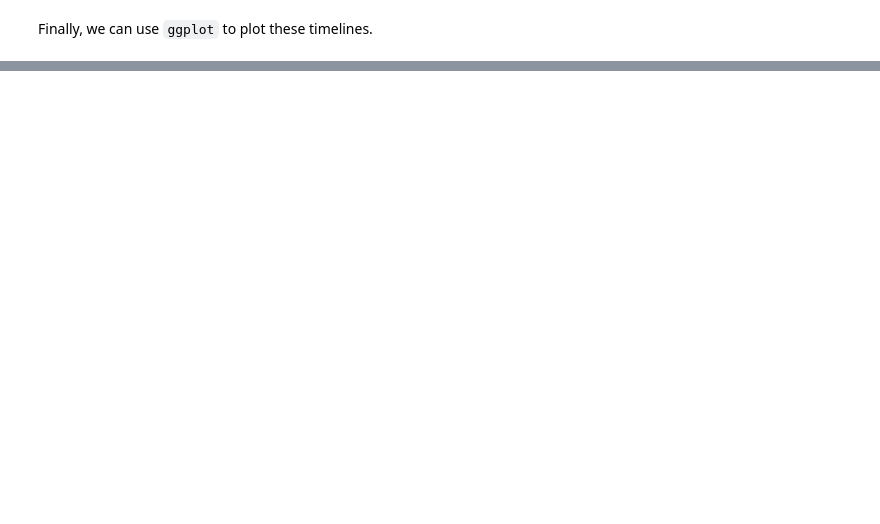
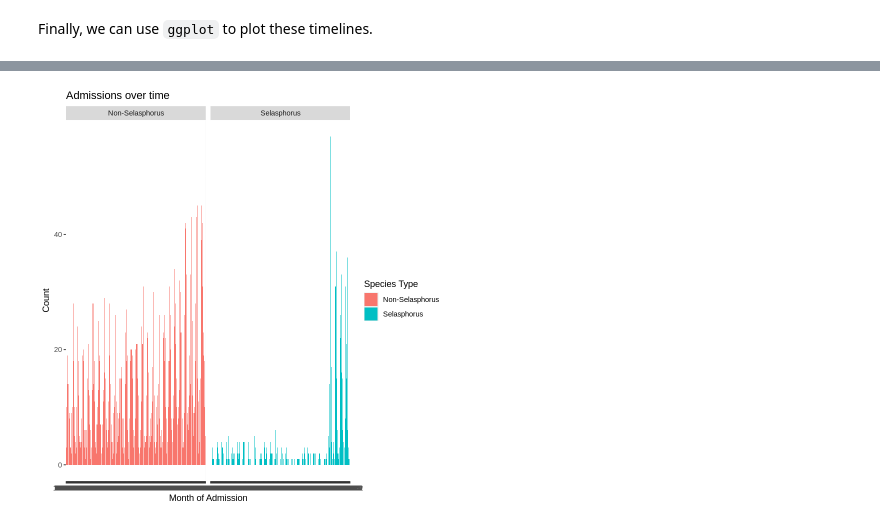
Before and after one commit to howellery/MPM_200_Howell, a Jupyter notebook: MPM200_Session5_HW_EHowell.ipynb, the cells around one changed output, grey strips where cells are left out. Cells and saved outputs as stored; diff of their text form; code cells hidden in the pictures; blank space fills up the shorter version.

```diff
--- a/MPM200_Session5_HW_EHowell.ipynb
+++ b/MPM200_Session5_HW_EHowell.ipynb
@@ -432,0 +449,13 @@ p_month
+# %%
+# Modify Code for Visualization: differentiate between species groups
+
+# Plot admissions by month
+p_month2 = ggplot(admissions_by_month, aes(x = Admitted_month, y = count, fill = Species_group)) +
+  geom_bar(stat = "identity", position = "dodge") + facet_grid(. ~ Species_group)+
+  xlab("Month of Admission") +
+  ylab("Count") +
+  labs(title = "Admissions over time", fill = "Species Type")
+ggsave("admissions_ERINHOWELL.pdf", width = 14, height = 3)
+p_month2
+# %% [output]
+[figure, added]
```
Also changed, not shown: parts of 8 cells of this notebook.
